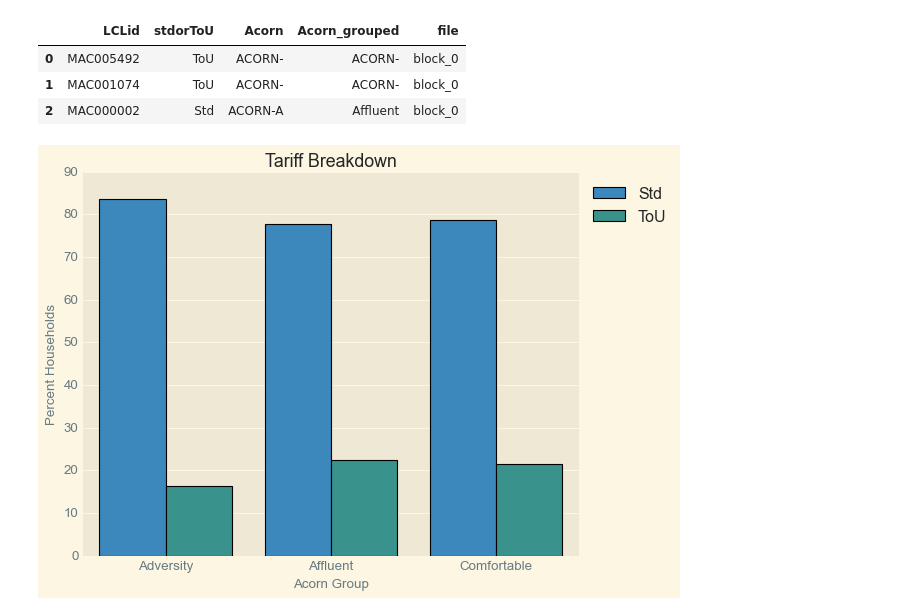
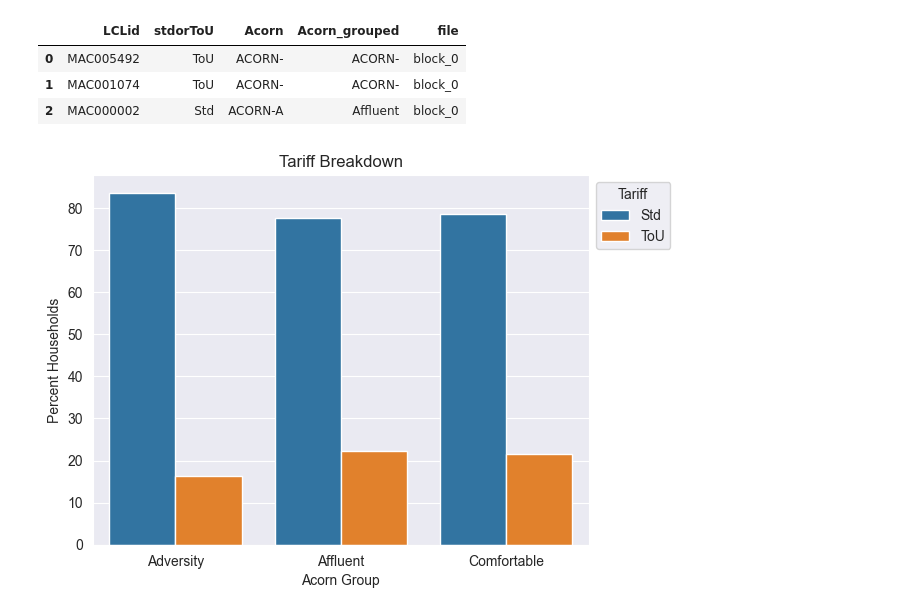
Before and after one commit to nitishsingh158/energy_consumption_data, a Jupyter notebook: energy_stats.ipynb, the cells around one changed output. Saved outputs shown, nothing was run; the diff lists cells and outputs as text; code cells hidden in the pictures.

```diff
--- a/energy_stats.ipynb
+++ b/energy_stats.ipynb
@@ -30,6 +30,7 @@ from numpy import random
 import datetime
 import seaborn as sns
 
+sns.set_style("darkgrid")
 %matplotlib inline
 # %%
 # Dataset : https://www.kaggle.com/datasets/jeanmidev/smart-meters-in-london
@@ -46,20 +47,20 @@ Sample:
 | 1 | MAC001074 | ToU | ACORN- | ACORN- | block_0 |
 | 2 | MAC000002 | Std | ACORN-A | Affluent | block_0 |
 # %%
-# Breakdown of Tariff based on Affluency
+# Breakdown of Tariff based on Acorn Group
 
 affluency_df = household_data[household_data["Acorn_grouped"].isin(["Adversity", "Affluent", "Comfortable"])][["Acorn_grouped", "stdorToU", "LCLid"]]
 affluency_count = affluency_df.groupby(["Acorn_grouped"]).count().reset_index()
 affluency_grouped = affluency_df.groupby(["Acorn_grouped", "stdorToU"]).count().reset_index()
 affluency_grouped["hh_count"] = affluency_grouped["Acorn_grouped"].apply(lambda a: affluency_grouped[affluency_grouped["Acorn_grouped"] == a]["LCLid"].sum())
 affluency_grouped["hh_percent"] = affluency_grouped["LCLid"] / affluency_grouped["hh_count"] * 100
 
 chart = sns.barplot(x="Acorn_grouped", y="hh_percent", hue="stdorToU", data=affluency_grouped)
 chart.set_xlabel("Acorn Group")
 chart.set_ylabel("Percent Households")
 chart.set_title("Tariff Breakdown")
-chart.legend(loc = "upper left", bbox_to_anchor=(1,1));
+chart.legend(loc = "upper left", bbox_to_anchor=(1,1), title="Tariff");
 # %% [output]
-[figure, old version]
+[figure, new version]
 # %%
 acorn_data = pd.read_csv("./dataset/acorn_details.csv", encoding="ISO-8859-1")
```
Also changed, not shown: parts of 15 cells of this notebook.
